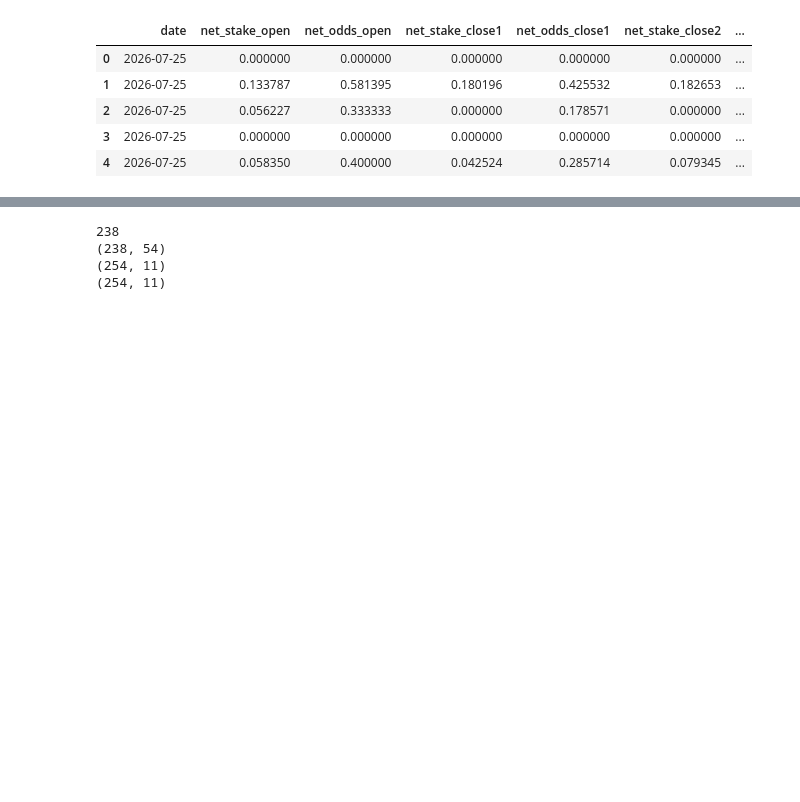
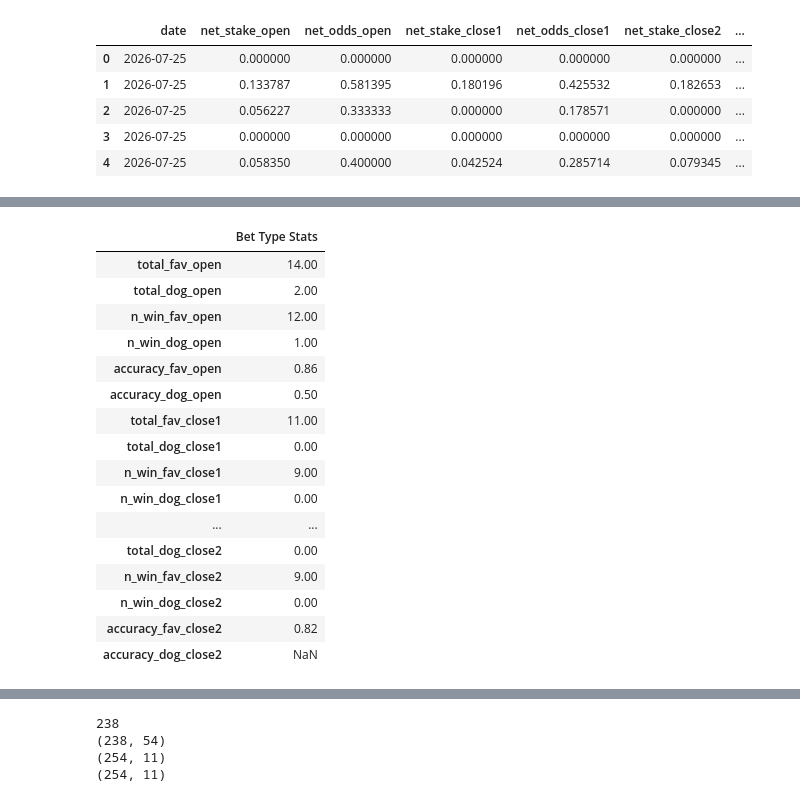
Before and after one commit to jcmarkowicz/sports_betting, a Jupyter notebook: UpcomingPicks/test_nbs/upcoming_picks.ipynb, the cells around one changed output, grey strips where cells are left out. Cells and saved outputs as stored; diff of their text form; code cells hidden in the pictures; blank space fills up the shorter version.

```diff
--- a/UpcomingPicks/test_nbs/upcoming_picks.ipynb
+++ b/UpcomingPicks/test_nbs/upcoming_picks.ipynb
@@ -348,3 +410,23 @@ Index(['date', 'net_stake_open', 'net_odds_open', 'net_stake_close1',
+# %%
+df_bet_types
+# %% [output]
+|  | Bet Type Stats |
+| total_fav_open | 14.00 |
+| total_dog_open | 2.00 |
+| n_win_fav_open | 12.00 |
+| n_win_dog_open | 1.00 |
+| accuracy_fav_open | 0.86 |
+| accuracy_dog_open | 0.50 |
+| total_fav_close1 | 11.00 |
+| total_dog_close1 | 0.00 |
+| n_win_fav_close1 | 9.00 |
+| n_win_dog_close1 | 0.00 |
+| ... | ... |
+| total_dog_close2 | 0.00 |
+| n_win_fav_close2 | 9.00 |
+| n_win_dog_close2 | 0.00 |
+| accuracy_fav_close2 | 0.82 |
+| accuracy_dog_close2 | NaN |
 # %%
 
 plot_returns(ml_results, parlay_results, bankroll_results)
```
Also changed, not shown: parts of 12 cells of this notebook, 2 other files.
